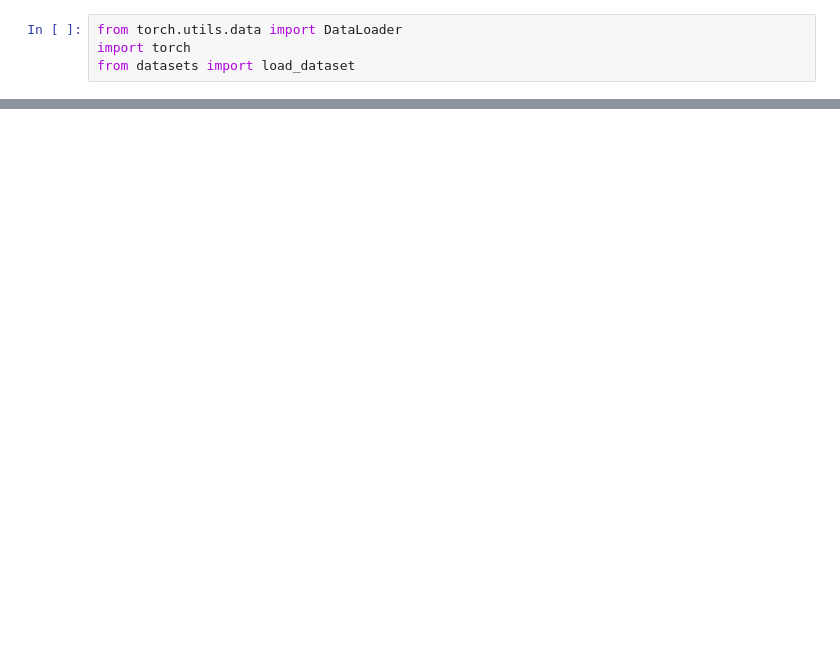
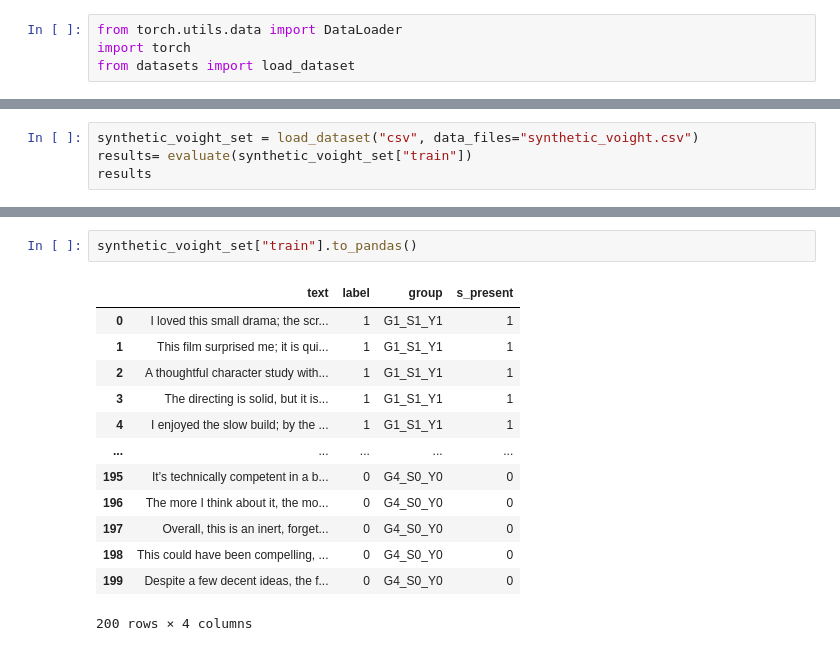
Before and after one commit to leusb/BT, a Jupyter notebook: syntehtic_datasets.ipynb, the cells around one changed output, grey strips where cells are left out. Saved outputs shown, nothing was run; the diff lists cells and outputs as text; blank space fills up the shorter version.

```diff
--- a/syntehtic_datasets.ipynb
+++ b/syntehtic_datasets.ipynb
@@ -87 +89,5 @@ def evaluate(dataset):
     }
+# %%
+synthetic_voight_set = load_dataset("csv", data_files="synthetic_voight.csv")
+results= evaluate(synthetic_voight_set["train"])
+results
@@ -87,0 +114,16 @@ def evaluate(dataset):
+# %%
+synthetic_voight_set["train"].to_pandas()
+# %% [output]
+|  | text | label | group | s_present |
+| 0 | I loved this small drama; the scr... | 1 | G1_S1_Y1 | 1 |
+| 1 | This film surprised me; it is qui... | 1 | G1_S1_Y1 | 1 |
+| 2 | A thoughtful character study with... | 1 | G1_S1_Y1 | 1 |
+| 3 | The directing is solid, but it is... | 1 | G1_S1_Y1 | 1 |
+| 4 | I enjoyed the slow build; by the ... | 1 | G1_S1_Y1 | 1 |
+| ... | ... | ... | ... | ... |
+| 195 | It’s technically competent in a b... | 0 | G4_S0_Y0 | 0 |
+| 196 | The more I think about it, the mo... | 0 | G4_S0_Y0 | 0 |
+| 197 | Overall, this is an inert, forget... | 0 | G4_S0_Y0 | 0 |
+| 198 | This could have been compelling, ... | 0 | G4_S0_Y0 | 0 |
+| 199 | Despite a few decent ideas, the f... | 0 | G4_S0_Y0 | 0 |
+200 rows × 4 columns
```
Also changed, not shown: parts of 11 cells of this notebook, 1 other file.
